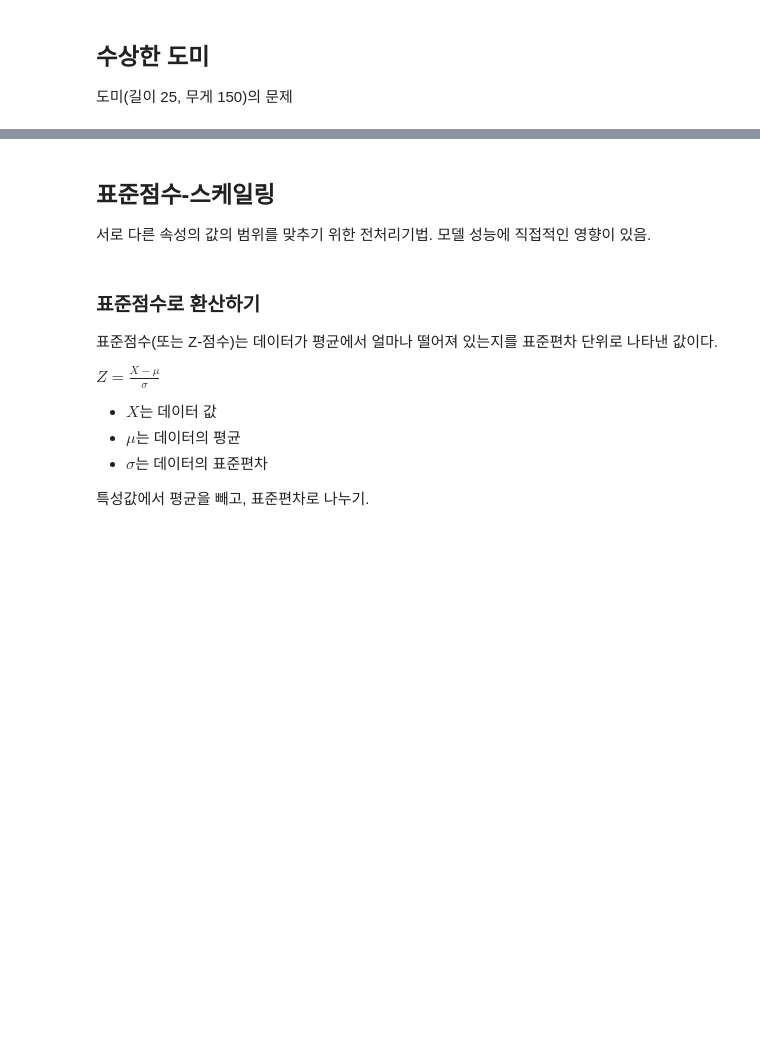
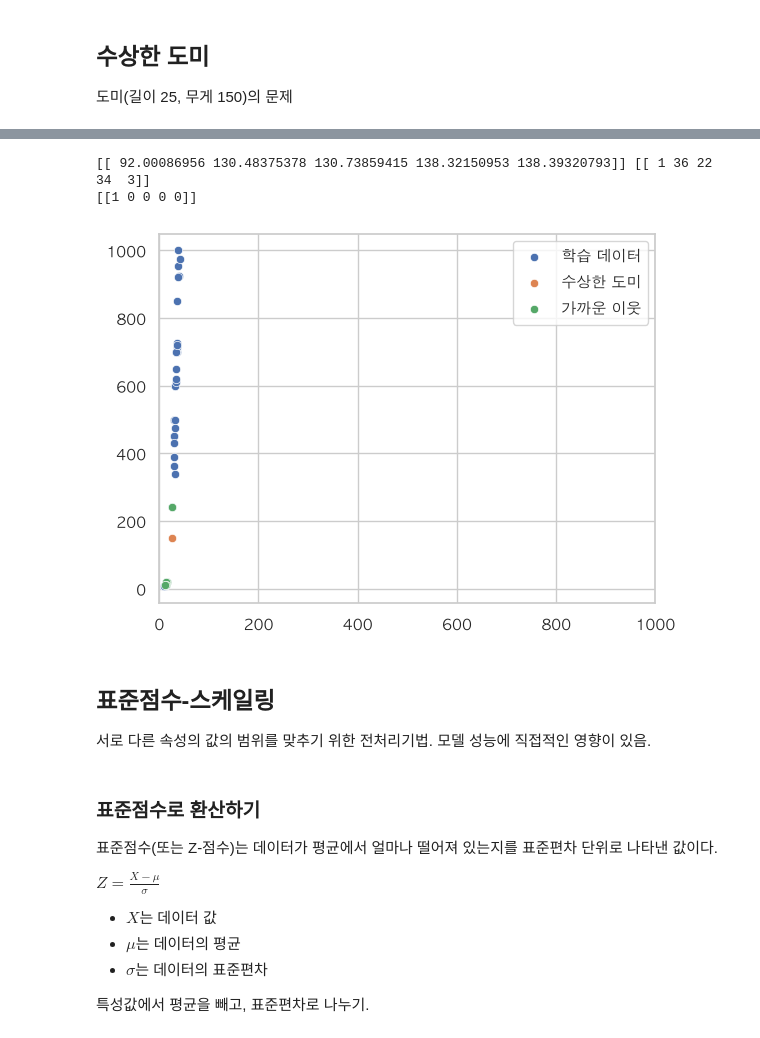
Before and after one commit to RabbitTasteDog-PRO/06_machine_learning, a Jupyter notebook: 01_overview/02_classification_overview_knn.ipynb, the cells around one changed output, grey strips where cells are left out. Saved outputs shown, nothing was run; the diff lists cells and outputs as text; code cells hidden in the pictures; blank space fills up the shorter version.

```diff
--- a/01_overview/02_classification_overview_knn.ipynb
+++ b/01_overview/02_classification_overview_knn.ipynb
@@ -280,3 +339,26 @@ plt.show()
+# %%
+sns.scatterplot(x=X_train[:, 0], y=X_train[:, 1], label='학습 데이터')
+sns.scatterplot(x=[25], y=[150], label='수상한 도미')
+
+distances, indices = kn_clf.kneighbors([[25, 150]])
+print(distances, indices)
+
+print(y_train[indices])
+
+neighbor_indices = indices.squeeze()
+sns.scatterplot(
+    x=X_train[neighbor_indices, 0],
+    y=X_train[neighbor_indices, 1],
+    label='가까운 이웃',
+)
+
+plt.xlim((0, 1000))
+plt.legend()
+plt.show()
+# %% [output]
+[[ 92.00086956 130.48375378 130.73859415 138.32150953 138.39320793]] [[ 1 36 22 34  3]]
+[[1 0 0 0 0]]
+[figure, added]
 # %% [markdown]
 ## 표준점수-스케일링
 서로 다른 속성의 값의 범위를 맞추기 위한 전처리기법.
```
Also changed, not shown: parts of 20 cells of this notebook, 1 other file.
